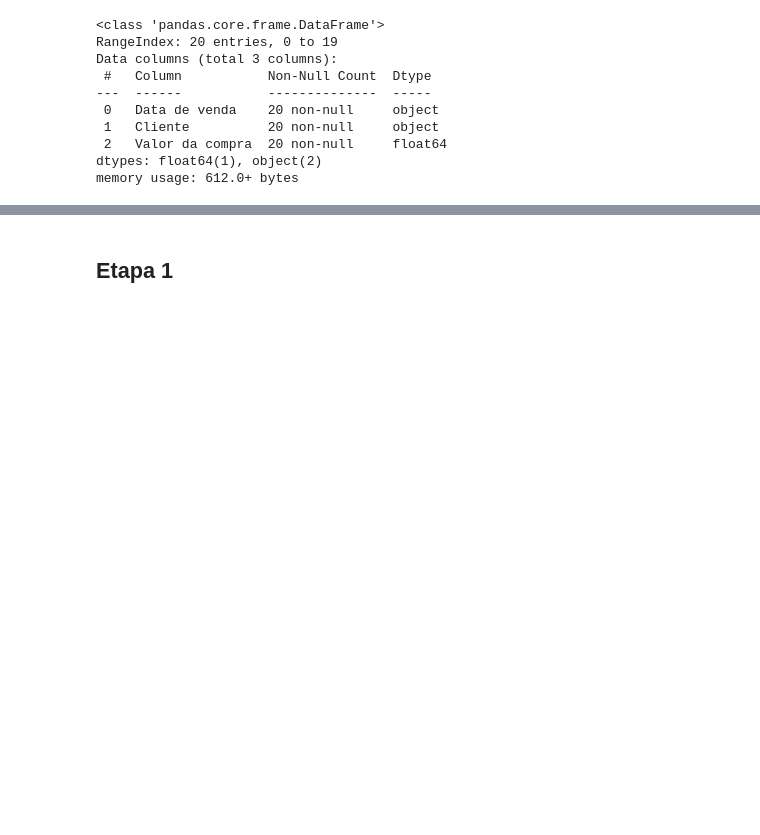
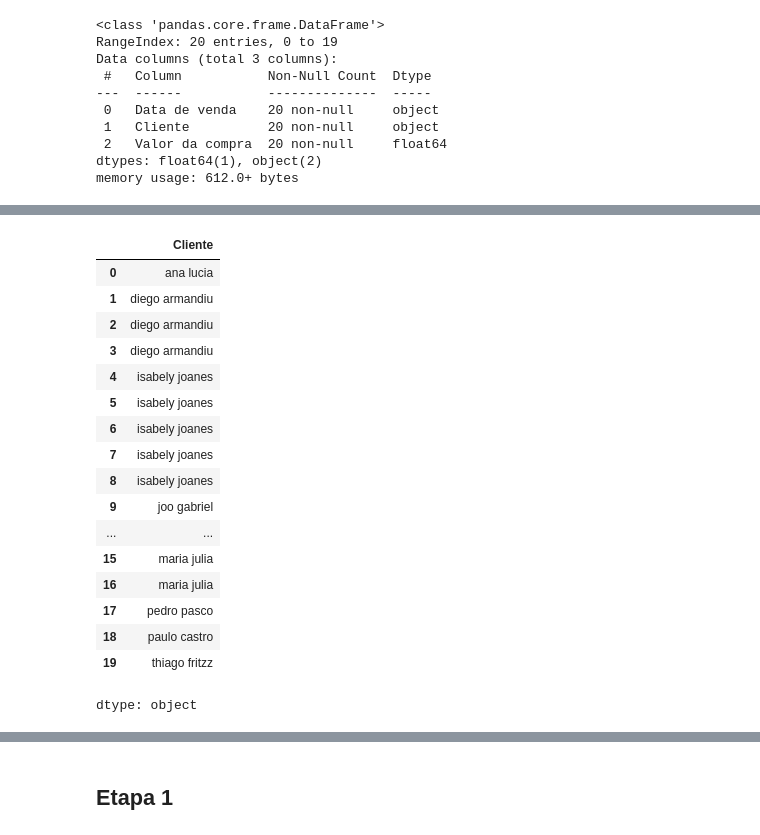
Before and after one commit to Zuzed22/Pandas-conociendo-la-biblioteca, a Jupyter notebook: Desafío_trabajando_en_otros_contextos.ipynb, the cells around one changed output, grey strips where cells are left out. Cells and saved outputs as stored; diff of their text form; code cells hidden in the pictures; blank space fills up the shorter version.

```diff
--- a/Desafío_trabajando_en_otros_contextos.ipynb
+++ b/Desafío_trabajando_en_otros_contextos.ipynb
@@ -130,0 +139,3 @@ memory usage: 612.0+ bytes
+# %%
+datos['Cliente'] = datos['Cliente'].str.lower()
+datos.head()
@@ -130,0 +149,21 @@ memory usage: 612.0+ bytes
+# %%
+datos['Cliente'].str.replace('[^a-z ]', '', regex=True)
+# %% [output]
+|  | Cliente |
+| 0 | ana lucia |
+| 1 | diego armandiu |
+| 2 | diego armandiu |
+| 3 | diego armandiu |
+| 4 | isabely joanes |
+| 5 | isabely joanes |
+| 6 | isabely joanes |
+| 7 | isabely joanes |
+| 8 | isabely joanes |
+| 9 | joo gabriel |
+| ... | ... |
+| 15 | maria julia |
+| 16 | maria julia |
+| 17 | pedro pasco |
+| 18 | paulo castro |
+| 19 | thiago fritzz |
+dtype: object
```
Also changed, not shown: parts of 10 cells of this notebook.
